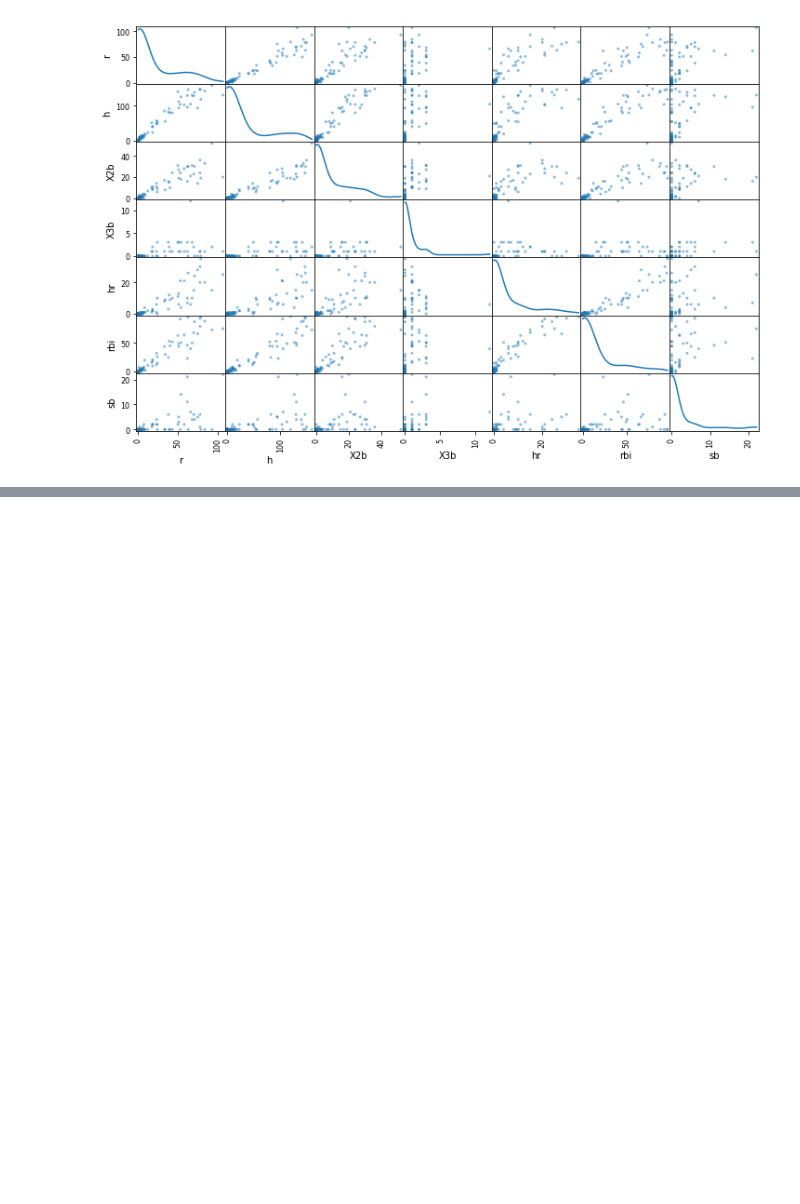
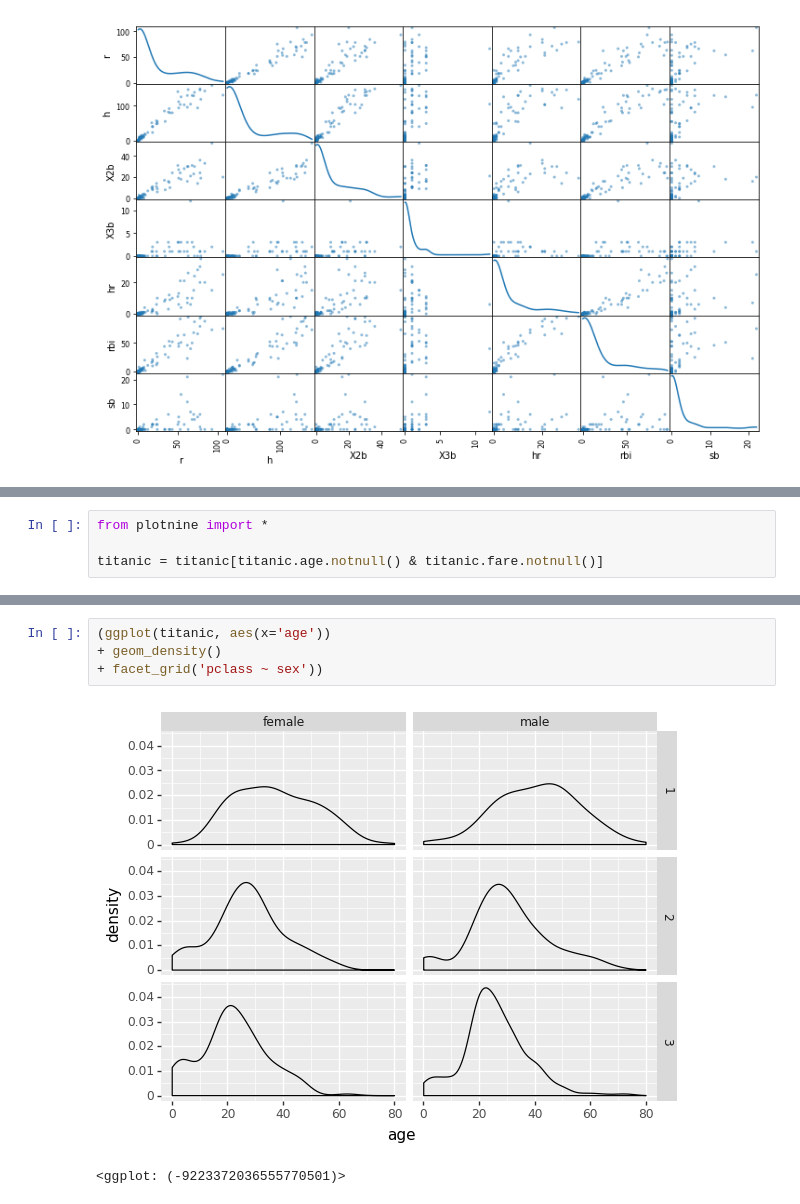
Before and after one commit to Darkbladecr/statistical-analysis-python-tutorial, a Jupyter notebook: 3. Plotting and Visualization.ipynb, the cells around one changed output, grey strips where cells are left out. Cells and saved outputs as stored; diff of their text form; blank space fills up the shorter version.

Commit message:
added ggplot/plotnine examples

```diff
--- a/3. Plotting and Visualization.ipynb
+++ b/3. Plotting and Visualization.ipynb
@@ -327,0 +339,4 @@ plt.show()
+# %%
+from plotnine import *
+
+titanic = titanic[titanic.age.notnull() & titanic.fare.notnull()]
@@ -327,0 +352,7 @@ plt.show()
+# %%
+(ggplot(titanic, aes(x='age'))
++ geom_density()
++ facet_grid('pclass ~ sex'))
+# %% [output]
+[figure, added]
+<ggplot: (-9223372036555770501)>
```
Also changed, not shown: parts of 18 cells of this notebook.
